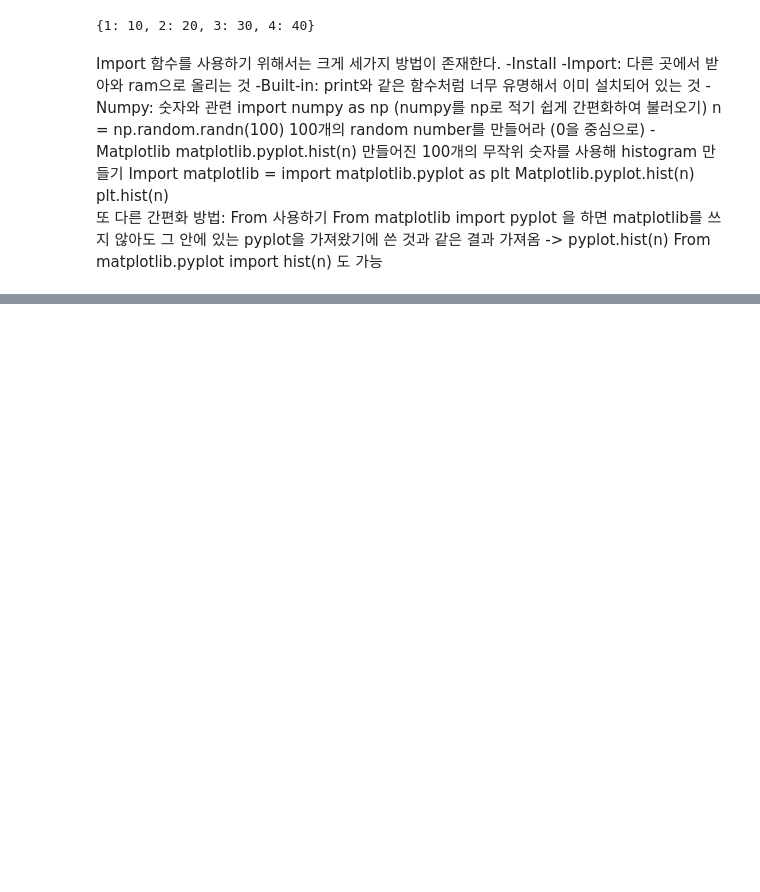
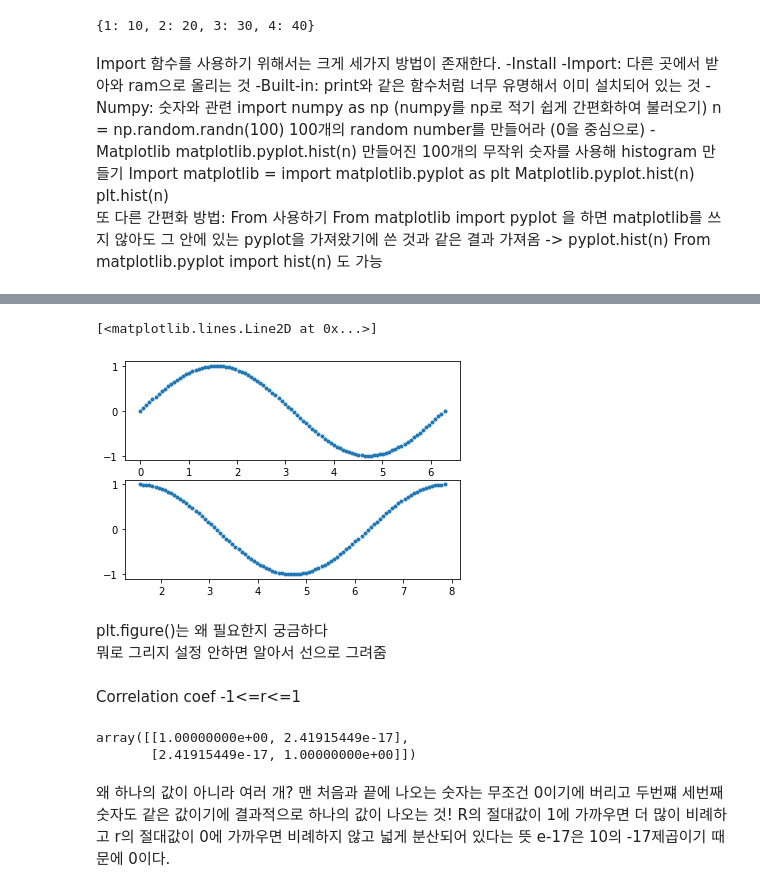
Before and after one commit to jinsu1214/class2022spring, a Jupyter notebook: 20220316.ipynb, the cells around one changed output, grey strips where cells are left out. Saved outputs shown, nothing was run; the diff lists cells and outputs as text; code cells hidden in the pictures; blank space fills up the shorter version.

```diff
--- a/20220316.ipynb
+++ b/20220316.ipynb
@@ -214,0 +294,29 @@ From matplotlib.pyplot import hist(n) 도 가능
+# %%
+plt.figure()
+
+thetal1=np.linspace(0,2*np.pi,100)
+s1=np.sin(thetal1)
+thetal2=np.linspace(0,2*np.pi,100)+np.pi/2
+s2=np.sin(thetal2)
+
+plt.subplot(2,1,1)
+plt.plot(thetal1,s1,'.')
+plt.subplot(2,1,2)
+plt.plot(thetal2,s2,'.')
+# %% [output]
+[<matplotlib.lines.Line2D at 0x...>]
+[figure, added]
+# %% [markdown]
+plt.figure()는 왜 필요한지 궁금하다
+뭐로 그리지 설정 안하면 알아서 선으로 그려줌
+# %% [markdown]
+Correlation coef  -1<=r<=1
+# %%
+np.corrcoef(s1,s2)
+# %% [output]
+array([[1.00000000e+00, 2.41915449e-17],
+       [2.41915449e-17, 1.00000000e+00]])
+# %% [markdown]
+왜 하나의 값이 아니라 여러 개? 맨 처음과 끝에 나오는 숫자는 무조건 0이기에 버리고 두번쨰 세번째 숫자도 같은 값이기에 결과적으로 하나의 값이 나오는 것!
+R의 절대값이 1에 가까우면 더 많이 비례하고 r의 절대값이 0에 가까우면 비례하지 않고 넓게 분산되어 있다는 뜻
+e-17은 10의 -17제곱이기 때문에 0이다.
```
Also changed, not shown: parts of 19 cells of this notebook.
